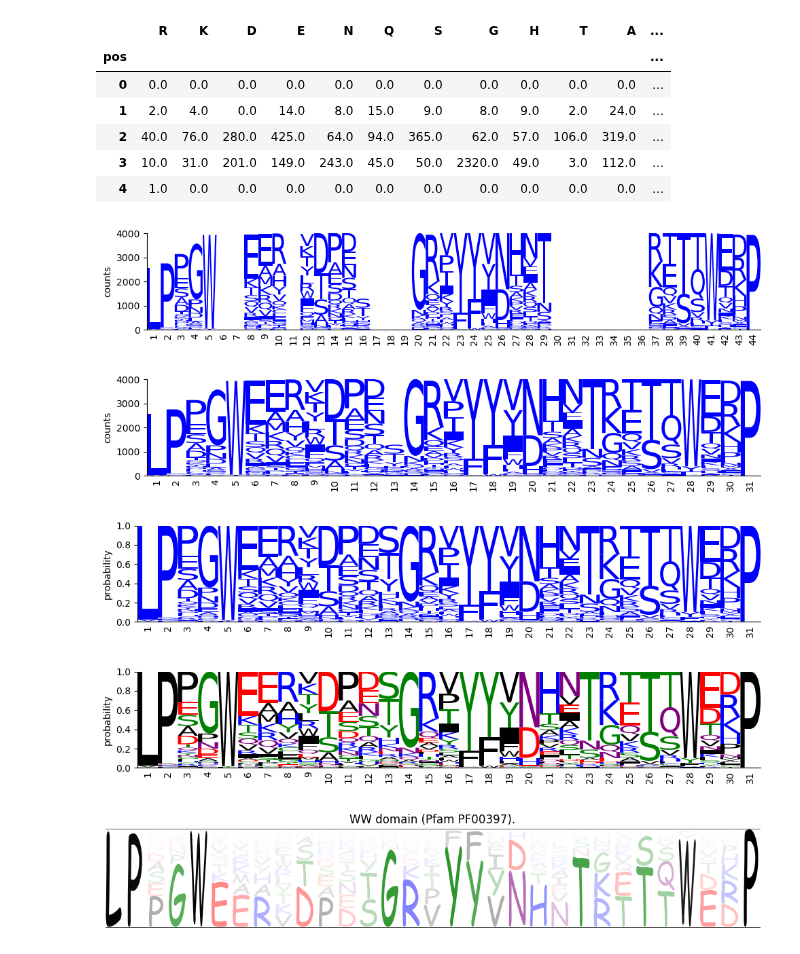
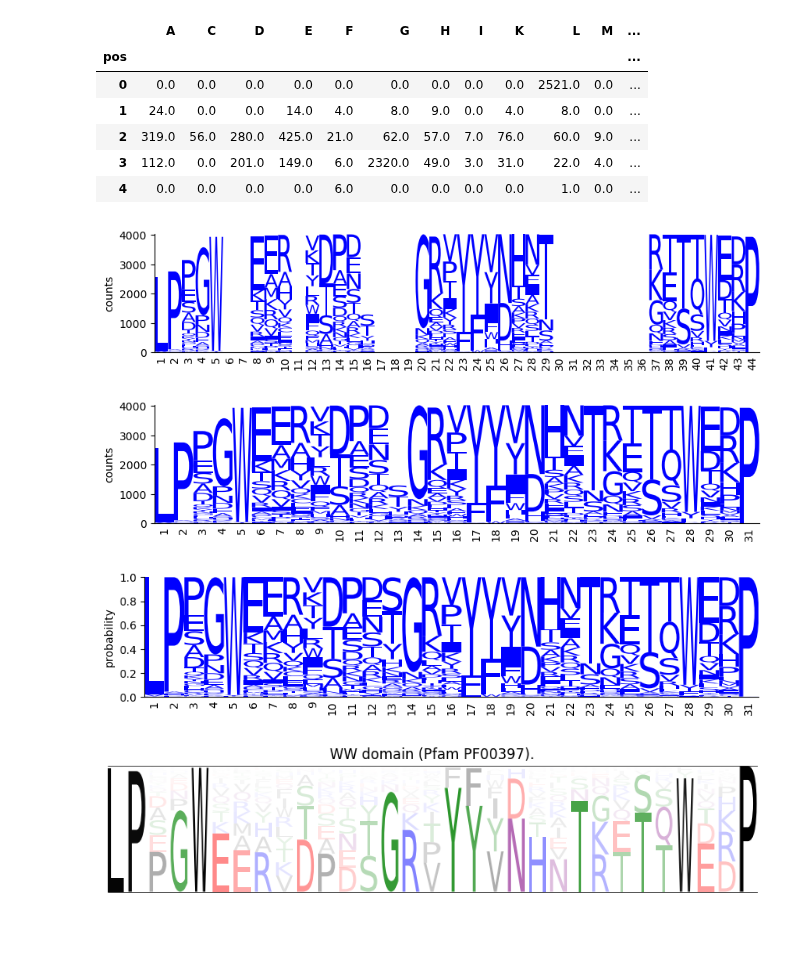
Before and after one commit to jbkinney/logomaker, a Jupyter notebook: wwdomain_test.ipynb, the cells around one changed output. Drawn from its saved outputs; the diff is of its cells as text; code cells hidden in the pictures.

Commit message:
Implemented sequence_type and rcparams arguments. Wrote data.filter_columns.

```diff
--- a/wwdomain_test.ipynb
+++ b/wwdomain_test.ipynb
@@ -18,53 +5,45 @@ LPSGW..VEQ.TDPSS...GRPYYYHNAS.......NLTQWERP
 # %%
-matrix = load_alignment(fasta_file='data/Pfam_wwdomain.fa', characters=PROTEIN)
+matrix = load_alignment(fasta_file='data/Pfam_wwdomain.fa', sequence_type='PROTEIN')
 matrix.head()
 # %% [output]
-|  | R | K | D | E | N | Q | S | G | H | T | A | ... |
+|  | A | C | D | E | F | G | H | I | K | L | M | ... |
 | pos |  |  |  |  |  |  |  |  |  |  |  | ... |
-| 0 | 0.0 | 0.0 | 0.0 | 0.0 | 0.0 | 0.0 | 0.0 | 0.0 | 0.0 | 0.0 | 0.0 | ... |
-| 1 | 2.0 | 4.0 | 0.0 | 14.0 | 8.0 | 15.0 | 9.0 | 8.0 | 9.0 | 2.0 | 24.0 | ... |
-| 2 | 40.0 | 76.0 | 280.0 | 425.0 | 64.0 | 94.0 | 365.0 | 62.0 | 57.0 | 106.0 | 319.0 | ... |
-| 3 | 10.0 | 31.0 | 201.0 | 149.0 | 243.0 | 45.0 | 50.0 | 2320.0 | 49.0 | 3.0 | 112.0 | ... |
-| 4 | 1.0 | 0.0 | 0.0 | 0.0 | 0.0 | 0.0 | 0.0 | 0.0 | 0.0 | 0.0 | 0.0 | ... |
+| 0 | 0.0 | 0.0 | 0.0 | 0.0 | 0.0 | 0.0 | 0.0 | 0.0 | 0.0 | 2521.0 | 0.0 | ... |
+| 1 | 24.0 | 0.0 | 0.0 | 14.0 | 4.0 | 8.0 | 9.0 | 0.0 | 4.0 | 8.0 | 0.0 | ... |
+| 2 | 319.0 | 56.0 | 280.0 | 425.0 | 21.0 | 62.0 | 57.0 | 7.0 | 76.0 | 60.0 | 9.0 | ... |
+| 3 | 112.0 | 0.0 | 201.0 | 149.0 | 6.0 | 2320.0 | 49.0 | 3.0 | 31.0 | 22.0 | 4.0 | ... |
+| 4 | 0.0 | 0.0 | 0.0 | 0.0 | 6.0 | 0.0 | 0.0 | 0.0 | 0.0 | 1.0 | 0.0 | ... |
 # %%
 make_logo(matrix=matrix, figsize=[10,2]);
 # %% [output]
-[figure, old version]
+[figure, new version]
 # %%
 make_logo(matrix=matrix,
           occurance_threshold=.2,
           figsize=[10,2]);
 # %% [output]
-[figure, old version]
+[figure, new version]
 # %%
 make_logo(matrix=matrix,
           occurance_threshold=.2,
           logo_type='probability',
           figsize=[10,2]);
 # %% [output]
-[figure, old version]
+[figure, new version]
 # %%
-make_logo(matrix=matrix,
-          occurance_threshold=.2,
-          colors='chemistry',
-          logo_type='probability',
-          figsize=[10,2]);
+logo, ax, fig = make_logo(
+    matrix=matrix,
+    occurance_threshold=.2,
+    colors='chemistry',
+    logo_type='probability',
+    max_stretched_character='E',
+    width=.8,
+    stack_order='small_on_top',
+    axes_style='light_rails',
+    use_transparency=True,
+    #font_family='fantasy',
+    figsize=[10,2],
+    title='WW domain (Pfam PF00397).',
+    save_to_file='output/wwdomain.pdf');
 # %% [output]
-[figure, old version]
+[figure, new version]
-# %%
-logo, ax, fig = make_logo(
-    matrix=matrix,
-    occurance_threshold=.2,
-    colors='chemistry',
-    logo_type='probability',
-    max_stretched_character='E',
-    width=.8,
-    stack_order='small_on_top',
-    axes_style='light_rails',
-    use_transparency=True,
-    font_family='fantasy',
-    figsize=[10,2],
-    title='WW domain (Pfam PF00397).',
-    save_to_file='output/wwdomain.pdf');
-# %% [output]
-[figure, removed]
```
Also changed, not shown: parts of 3 cells of this notebook, 3 other files.
